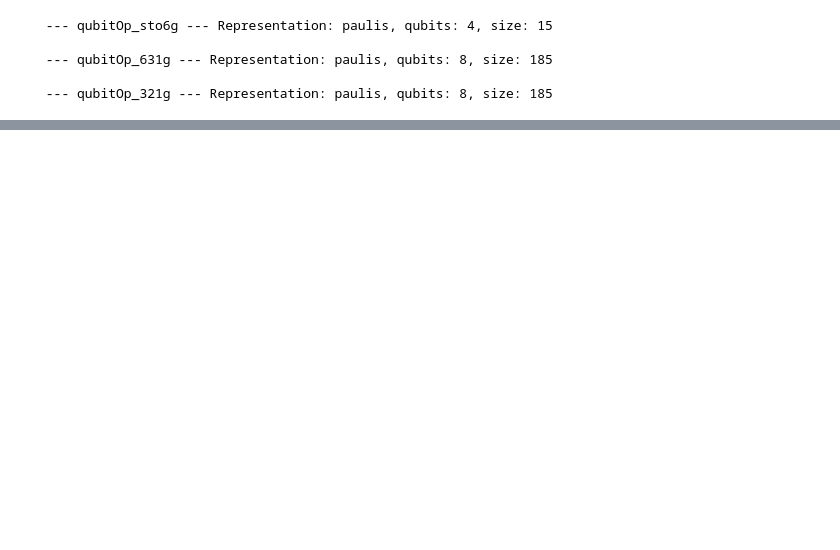
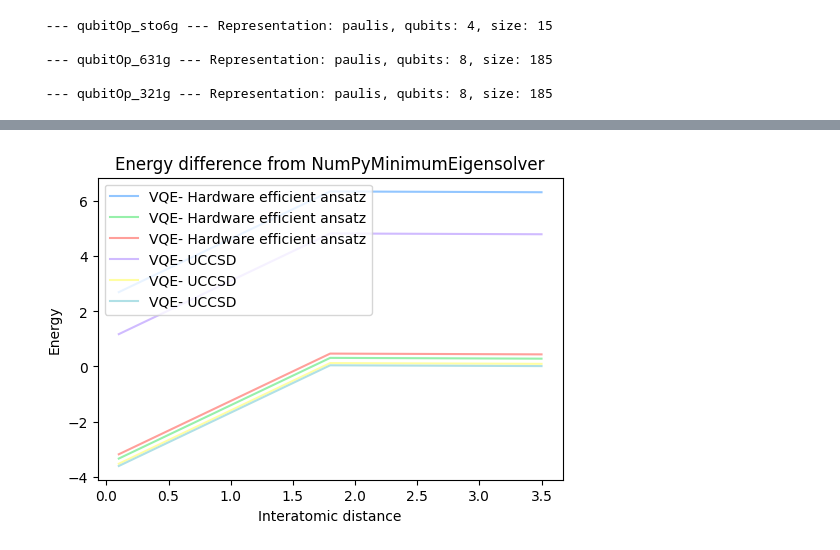
Before and after one commit to bavithra-govintharajah/variational-algorithms-seminar-RWTH, a Jupyter notebook: tutorial/hydrogen_tutorial.ipynb, the cells around one changed output, grey strips where cells are left out. Drawn from its saved outputs; the diff is of its cells as text; code cells hidden in the pictures; blank space fills up the shorter version.

Commit message:
Fixed exact energy array size

```diff
--- a/tutorial/hydrogen_tutorial.ipynb
+++ b/tutorial/hydrogen_tutorial.ipynb
@@ -63,7 +63,7 @@ for label in qubit_ops:
 
  --- qubitOp_321g --- Representation: paulis, qubits: 8, size: 185
 # %%
-bond_lengths = np.linspace(0.1, 3.5, 5)
+bond_lengths = np.linspace(0.1, 3.5, 3)
 # %%
 def construct_qinstance(device):
     simulator_backend = Aer.get_backend('qasm_simulator')
@@ -121,12 +119,13 @@ for dist in bond_lengths:
     parameters = []
     qubitOp, shift, num_particles, num_spin_orbitals = get_qubit_hamiltonian(dist,basis_set='sto6g')
     result = NumPyEigensolver(qubitOp).run()
-    exact_energies.append(np.real(result.eigenvalues) + shift)
+    exact_energy = np.real(result.eigenvalues) + shift
+    exact_energies.append(exact_energy)
     initial_state = HartreeFock(num_spin_orbitals,
                                 num_particles,
                                 two_qubit_reduction=False,
                                 qubit_mapping='jordan_wigner')
-    optimizer = SPSA(maxiter=200)
+    optimizer = SPSA(maxiter=5)
 
     ansatz = [UCCSD(num_orbitals= num_spin_orbitals,
                     num_particles= num_particles,
@@ -145,4 +144,4 @@ for dist in bond_lengths:
             vqe = VQE(qubitOp, psi, optimizer, callback=store_intermediate_result_effSU2)
             vqe_result = np.real(vqe.run(construct_qinstance('qasm_ideal'))['eigenvalue'] + shift)
             vqe_energies_effSU2.append(vqe_result)
-        print("Interatomic Distance:", np.round(dist, 2), "VQE Result:", vqe_result, "Exact Energy:", exact_energies[-1])
+    print("Interatomic Distance:", np.round(dist, 2), "VQE Result:", vqe_result, "Exact Energy:", exact_energy)
@@ -157,7 +162,9 @@ pylab.legend(loc='upper right');
 # %%
-pylab.plot(distances, np.subtract(vqe_energies_effSU2, exact_energies), label='VQE- Hardware efficient ansatz')
-pylab.plot(distances, np.subtract(vqe_energies_uccsd, exact_energies), label='VQE- UCCSD')
+pylab.plot(bond_lengths, np.subtract(vqe_energies_effSU2, exact_energies), label='VQE- Hardware efficient ansatz')
+pylab.plot(bond_lengths, np.subtract(vqe_energies_uccsd, exact_energies), label='VQE- UCCSD')
 pylab.xlabel('Interatomic distance')
 pylab.ylabel('Energy')
 pylab.title('Energy difference from NumPyMinimumEigensolver')
 pylab.legend(loc='upper left');
+# %% [output]
+[figure, added]
```
Also changed, not shown: parts of 3 cells of this notebook.
